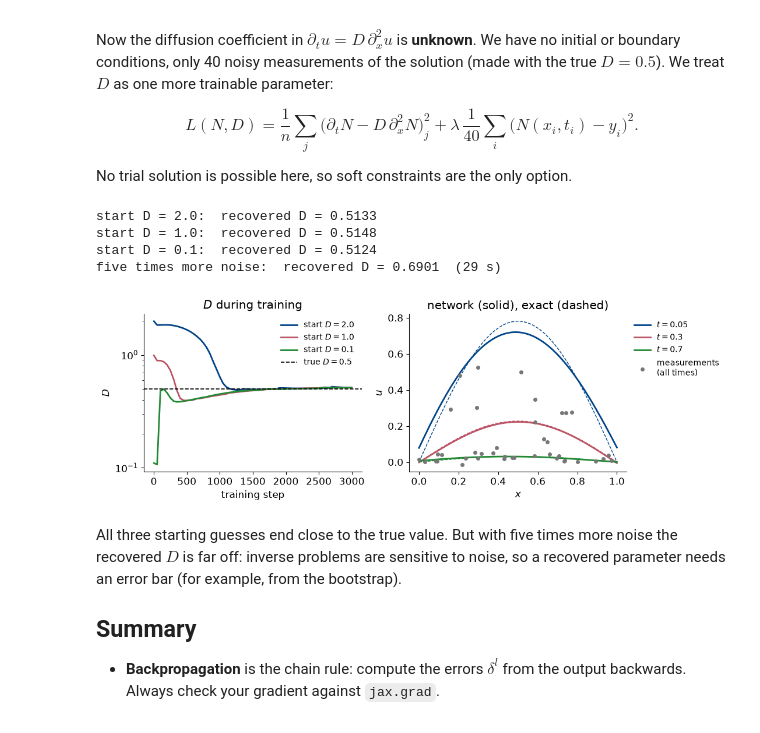
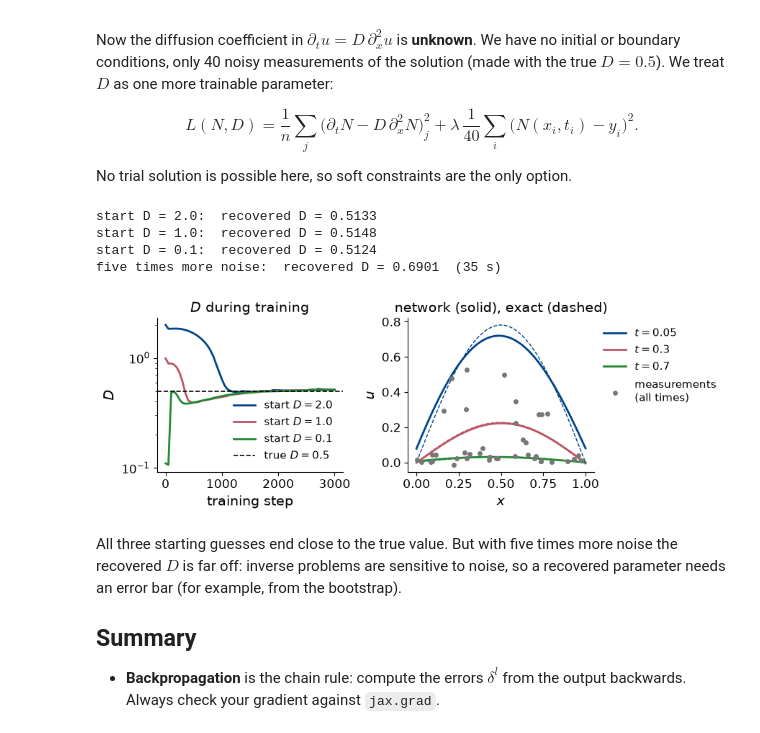
Before and after one commit to cvsvensson/MachineLearningUiO, a Jupyter notebook: doc/WeeklyMaterial/week42/week42monday_v2.ipynb, the cells around one changed output. Drawn from its saved outputs; the diff is of its cells as text; code cells hidden in the pictures.

```diff
--- a/doc/WeeklyMaterial/week42/week42monday_v2.ipynb
+++ b/doc/WeeklyMaterial/week42/week42monday_v2.ipynb
@@ -20,7 +20,8 @@ jax.config.update("jax_enable_x64", True)     # double precision, so that gradie
 import jax.numpy as jnp
 
 BLUE, RED, GREEN, GREY = "#004488", "#BB5566", "#228833", "#777777"
-plt.rcParams.update({"font.size": 12, "axes.spines.top": False, "axes.spines.right": False})
+plt.rcParams.update({"font.size": 14, "axes.titlesize": 14, "axes.labelsize": 14, "legend.fontsize": 12,
+                     "xtick.labelsize": 12, "ytick.labelsize": 12, "axes.spines.top": False, "axes.spines.right": False})
 np.set_printoptions(precision=4, suppress=True)
 
 SAVE_FIGURES = False          # True: also write the slide figures to figures/v2_*.png
@@ -196,7 +197,7 @@ softmax  max |backpropagation - jax.grad| = 4.2e-17
 The backward pass multiplies by $f'$ once per layer. The sigmoid has $f'\le 1/4$, tanh has $f'\le 1$, and ReLU has $f'=1$ for $z>0$. All three are flat somewhere: $f'\approx 0$ for large $|z|$ (sigmoid, tanh) or for $z<0$ (ReLU).
 # %%
 z = np.linspace(-5, 5, 400)
-fig, ax = plt.subplots(1, 2, figsize=(10, 3.4))
+fig, ax = plt.subplots(1, 2, figsize=(8, 2.8))
 for name, col, ls in (("sigmoid", BLUE, "-"), ("tanh", GREEN, "--"), ("relu", RED, "-")):
     f, fp = ACTIVATIONS[name]
     ax[0].plot(z, f(z), color=col, lw=2.2, ls=ls, label=name)
@@ -250,7 +251,7 @@ def deep_network_stats(activation, sigma_w, seed=1):
 tanh_cases = ((1.0, r"$\sigma_w=1$ (too large)", RED, "-"),
               (0.01, r"$\sigma_w=0.01$ (too small)", GREY, "--"),
               (np.sqrt(1 / M), r"$\sigma_w^2=1/M$", BLUE, "-"))
-fig, ax = plt.subplots(1, 3, figsize=(14, 4))
+fig, ax = plt.subplots(1, 3, figsize=(11, 3.4))
 layer = np.arange(1, depth + 1)
 for sigma_w, label, col, ls in tanh_cases:
     As, gn = deep_network_stats("tanh", sigma_w)
@@ -272,7 +273,7 @@ ax[2].set_xlabel("layer $l$")
 ax[2].set_ylabel("std of $a^l$")
 ax[2].legend(frameon=False)
 h, l = ax[0].get_legend_handles_labels()
-fig.legend(h, l, loc="lower center", bbox_to_anchor=(0.36, -0.1), ncol=3, frameon=False)
+fig.legend(h, l, loc="lower center", bbox_to_anchor=(0.36, -0.12), ncol=3, frameon=False)
 fig.tight_layout()
 show(fig, "v2_init.png")
 # %% [output]
@@ -702,7 +703,7 @@ print(f"network: max error {hard['max']:.1e}, RMSE {hard['rmse']:.1e}, error at
       f"({time.time() - t0:.0f} s)")
 print(f"explicit finite differences, dx = 0.05: max error {fd_diffusion():.1e}")
 
-fig, ax = plt.subplots(1, 2, figsize=(11, 3.8), gridspec_kw={"width_ratios": [1, 1.15], "wspace": 0.6})
+fig, ax = plt.subplots(1, 2, figsize=(10, 3.3), gridspec_kw={"width_ratios": [1, 1.15], "wspace": 0.6})
 for ts, col in zip((0.0, 0.1, 0.3), ("k", BLUE, RED)):
     it = int(round(ts * 100))
     ax[0].plot(hard["x"], exact_diffusion(hard["x"], ts), color=col, lw=1.5, label=f"$t={ts:.1f}$")
@@ -711,7 +712,7 @@ ax[0].plot([], [], "o", color=GREY, mfc="none", label="network")
 ax[0].set_xlabel("$x$")
 ax[0].set_ylabel("$g(x,t)$")
 ax[0].set_title("exact (lines) and network")
-ax[0].legend(frameon=False, fontsize=10, loc="upper left", bbox_to_anchor=(0.98, 1.0))
+ax[0].legend(frameon=False, fontsize=11, loc="upper left", bbox_to_anchor=(0.98, 1.0))
 im = ax[1].imshow(hard["map"].T, origin="lower", extent=[0, 1, 0, 1], aspect="auto", cmap="viridis")
 fig.colorbar(im, ax=ax[1])
 ax[1].set_xlabel("$x$")
@@ -807,38 +808,38 @@ runs = []
 for D0 in (2.0, 1.0, 0.1):
     params, trace = find_D(X_obs, y_obs, D0=D0)
     runs.append((D0, params, trace))
     print(f"start D = {D0}:  recovered D = {float(params[1]):.4f}")
 params5, _ = find_D(*measurements(noise=0.05))
 print(f"five times more noise:  recovered D = {float(params5[1]):.4f}  ({time.time() - t0:.0f} s)")
 
-fig, ax = plt.subplots(1, 2, figsize=(11, 3.8))
+fig, ax = plt.subplots(1, 2, figsize=(9, 3.3))
 for (D0, params, trace), col in zip(runs, (BLUE, RED, GREEN)):
     ax[0].plot(trace[:, 0], trace[:, 2], color=col, lw=2, label=f"start $D={D0}$")
 ax[0].axhline(D_TRUE, color="k", lw=1.2, ls="--", label="true $D=0.5$")
 ax[0].set_xlabel("training step")
 ax[0].set_ylabel("$D$")
 ax[0].set_yscale("log")
 ax[0].set_title("$D$ during training")
-ax[0].legend(frameon=False, fontsize=10)
+ax[0].legend(frameon=False, fontsize=11)
 layers_inv = runs[0][1][0]
 x = np.linspace(0, 1, 200)
 for ts, col in zip((0.05, 0.3, 0.7), (BLUE, RED, GREEN)):
     ax[1].plot(x, np.asarray(u_net(layers_inv, jnp.asarray(np.column_stack([x, np.full_like(x, ts)])))),
                color=col, lw=2, label=f"$t={ts}$")
     ax[1].plot(x, exact_diffusion(x, ts, D_TRUE), color=col, lw=1, ls="--")
 ax[1].scatter(np.asarray(X_obs)[:, 0], np.asarray(y_obs), color=GREY, s=16, zorder=3, label="measurements\n(all times)")
 ax[1].set_xlabel("$x$")
 ax[1].set_ylabel("$u$")
 ax[1].set_title("network (solid), exact (dashed)")
-ax[1].legend(frameon=False, fontsize=10, loc="upper left", bbox_to_anchor=(1.0, 1.0))
+ax[1].legend(frameon=False, fontsize=11, loc="upper left", bbox_to_anchor=(1.0, 1.0))
 fig.tight_layout()
 show(fig, "v2_pinn_inverse.png")
 # %% [output]
 start D = 2.0:  recovered D = 0.5133
 start D = 1.0:  recovered D = 0.5148
 start D = 0.1:  recovered D = 0.5124
-five times more noise:  recovered D = 0.6901  (29 s)
+five times more noise:  recovered D = 0.6901  (35 s)
-[figure, old version]
+[figure, new version]
 # %% [markdown]
 All three starting guesses end close to the true value. But with five times more noise the recovered $D$ is far off: inverse problems are sensitive to noise, so a recovered parameter needs an error bar (for example, from the bootstrap).
 
```
Also changed, not shown: parts of 12 cells of this notebook, 10 other files.
